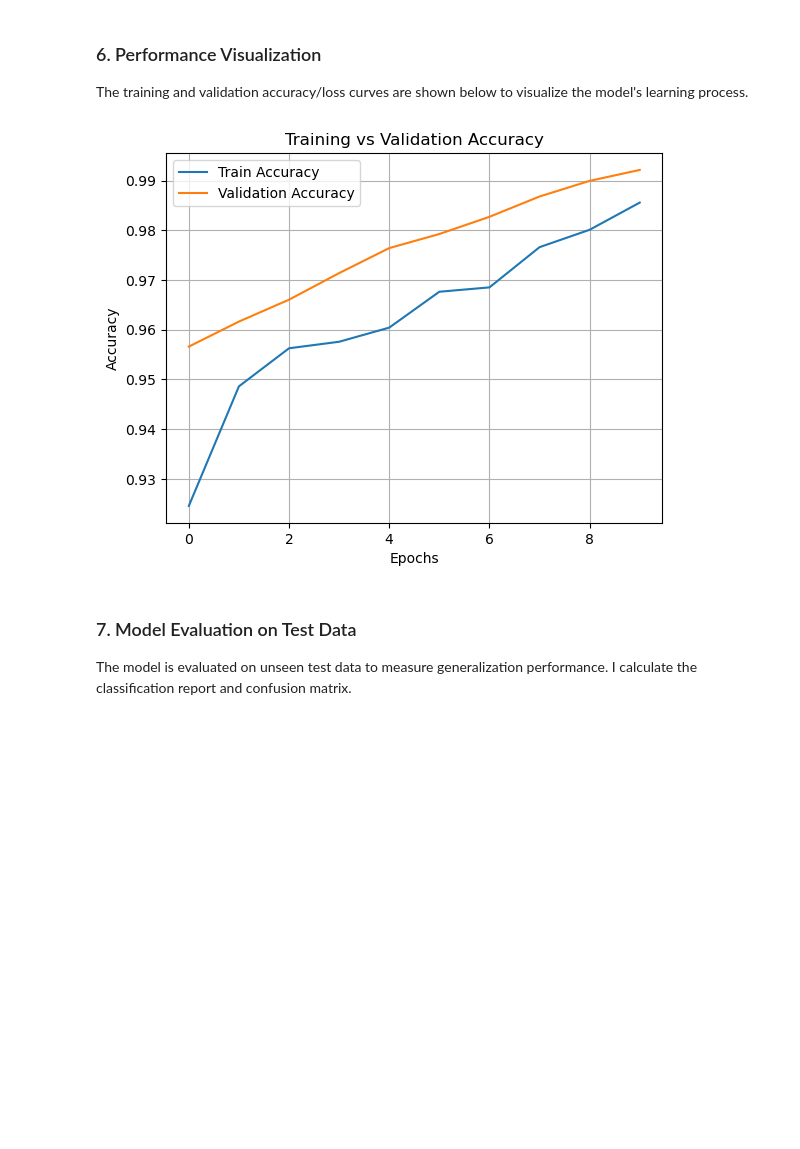
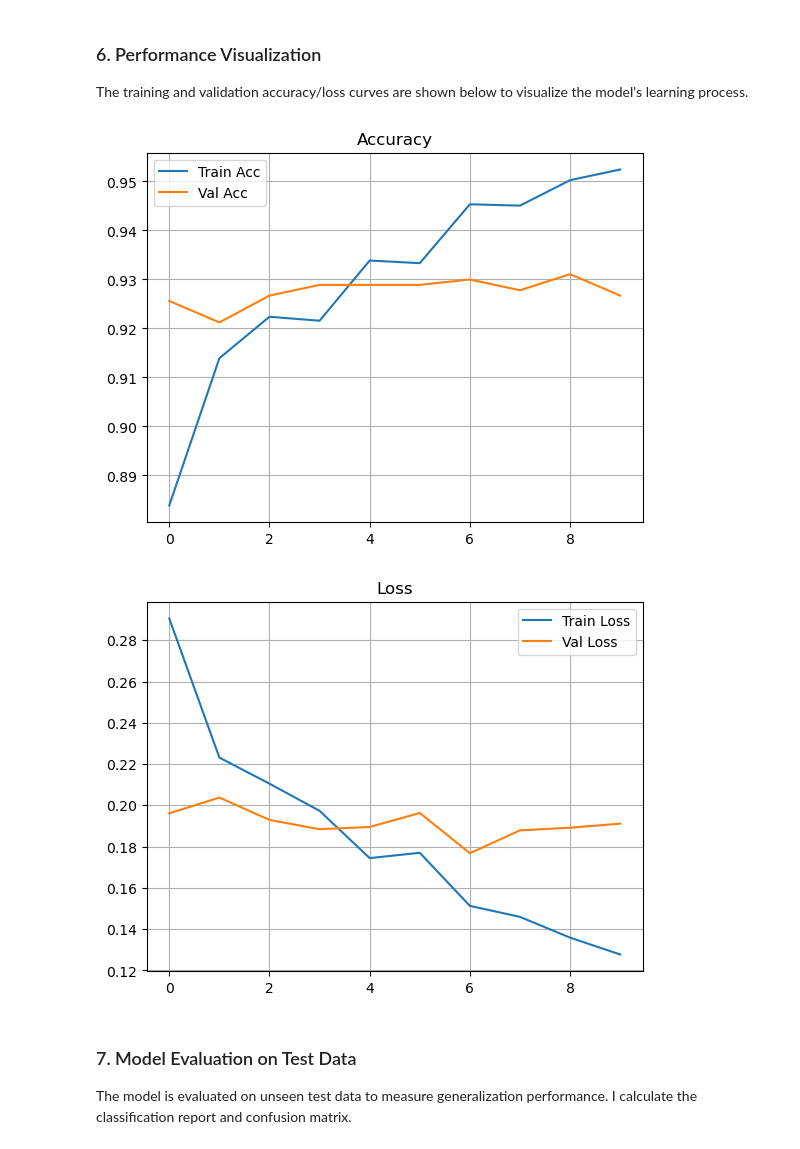
Before and after one commit to KavindaKGD/DL_Final_Assignment, a Jupyter notebook: GRU_Model.ipynb, the cells around one changed output. Drawn from its saved outputs; the diff is of its cells as text; code cells hidden in the pictures; blank space fills up the shorter version.

Commit message:
Updated GRU notebook and Keras model

```diff
--- a/GRU_Model.ipynb
+++ b/GRU_Model.ipynb
@@ -97,14 +102,14 @@ I use the pre-trained **ResNet50** model (trained on ImageNet) as a feature extr
 The extracted feature maps are reshaped into sequences and passed into a **GRU layer** (128 units) to capture sequential dependencies.
 Finally, a dense layer with sigmoid activation performs binary classification.
 # %%
-cnn_base = ResNet50(weights="imagenet", include_top=False, input_shape=(150,150,3))  # Updated
-cnn_base.trainable = False   # freeze CNN initially
+cnn_base = ResNet50(weights="imagenet", include_top=False, input_shape=IMG_SIZE + (3,))
+cnn_base.trainable = False  # freeze CNN first
 
-inputs = layers.Input(shape=(150,150,3))
-x = tf.keras.applications.resnet.preprocess_input(inputs)
+inputs = layers.Input(shape=IMG_SIZE + (3,))
+x = preprocess_input(inputs)
 x = cnn_base(x, training=False)
 x = layers.AveragePooling2D(pool_size=(2,2))(x)
-x = layers.Reshape((-1, x.shape[-1]))(x)  # convert feature map to sequence
+x = layers.Reshape((-1, x.shape[-1]))(x)
 x = layers.GRU(128)(x)
 x = layers.Dropout(0.5)(x)
 outputs = layers.Dense(1, activation="sigmoid")(x)
@@ -112,9 +117,6 @@ outputs = layers.Dense(1, activation="sigmoid")(x)
 model_gru = models.Model(inputs, outputs)
 model_gru.compile(optimizer="adam", loss="binary_crossentropy", metrics=["accuracy"])
 model_gru.summary()
-
-from tensorflow.keras.utils import plot_model
-plot_model(model_gru, show_shapes=True, to_file="model_structure.png")
 # %% [output]
 Model: "model"
 _________________________________________________________________
@@ -139,16 +141,9 @@ GRU is computationally efficient compared to LSTM while maintaining the ability
 ### 5. Model Training
 The GRU model is trained for 10 epochs using the **Adam optimizer** and **binary cross-entropy loss**.
 I monitor both training and validation accuracy to detect overfitting.
+# %%
+early_stop = keras.callbacks.EarlyStopping(monitor='val_loss', patience=3, restore_best_weights=True)
 # %%
-from tensorflow.keras.callbacks import EarlyStopping
-
-early_stop = EarlyStopping(monitor='val_loss', patience=3, restore_best_weights=True)
-
-history = model_gru.fit(
-    train_ds,
-    validation_data=val_ds,
-    epochs=10,
-    callbacks=[early_stop]
-)
+history = model_gru.fit(train_ds, validation_data=val_ds, epochs=EPOCHS, callbacks=[early_stop])
 # %% [output]
 Epoch 1/10
@@ -175,16 +170,18 @@ Epoch 10/10
 ### 6. Performance Visualization
 The training and validation accuracy/loss curves are shown below to visualize the model's learning process.
 # %%
-plt.plot(history.history['accuracy'], label='Train Accuracy')
-plt.plot(history.history['val_accuracy'], label='Validation Accuracy')
-plt.title('Training vs Validation Accuracy')
-plt.xlabel('Epochs')
-plt.ylabel('Accuracy')
-plt.grid(True)
-plt.legend()
-plt.show()
+plt.figure()
+plt.plot(history.history['accuracy'], label='Train Acc')
+plt.plot(history.history['val_accuracy'], label='Val Acc')
+plt.title('Accuracy'); plt.legend(); plt.grid(True); plt.show()
+
+plt.figure()
+plt.plot(history.history['loss'], label='Train Loss')
+plt.plot(history.history['val_loss'], label='Val Loss')
+plt.title('Loss'); plt.legend(); plt.grid(True); plt.show()
 # %% [output]
-[figure, old version]
+[figure, new version]
+[figure, added]
 # %% [markdown]
 ### 7. Model Evaluation on Test Data
 The model is evaluated on unseen test data to measure generalization performance. I calculate the classification report and confusion matrix.
```
Also changed, not shown: parts of 14 cells of this notebook, 1 other file.
